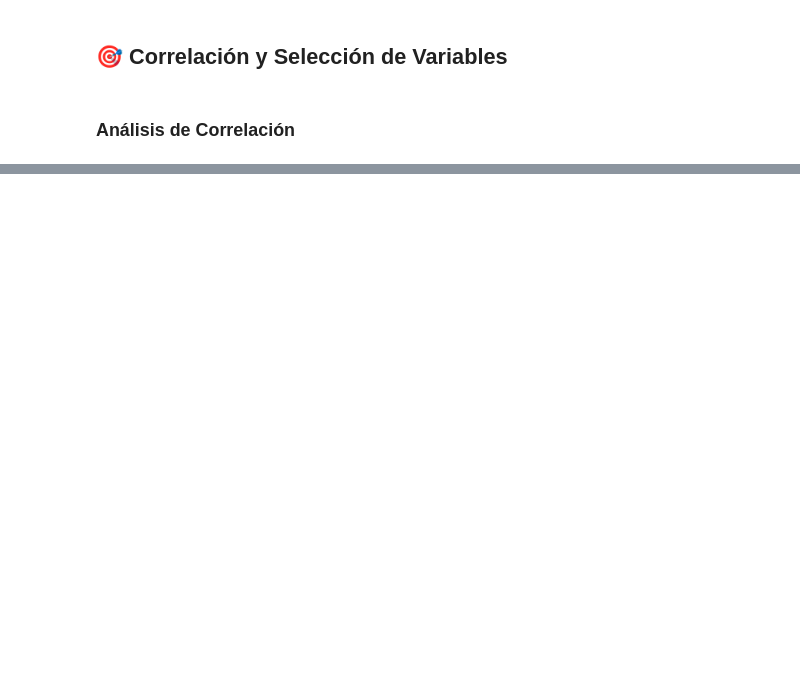
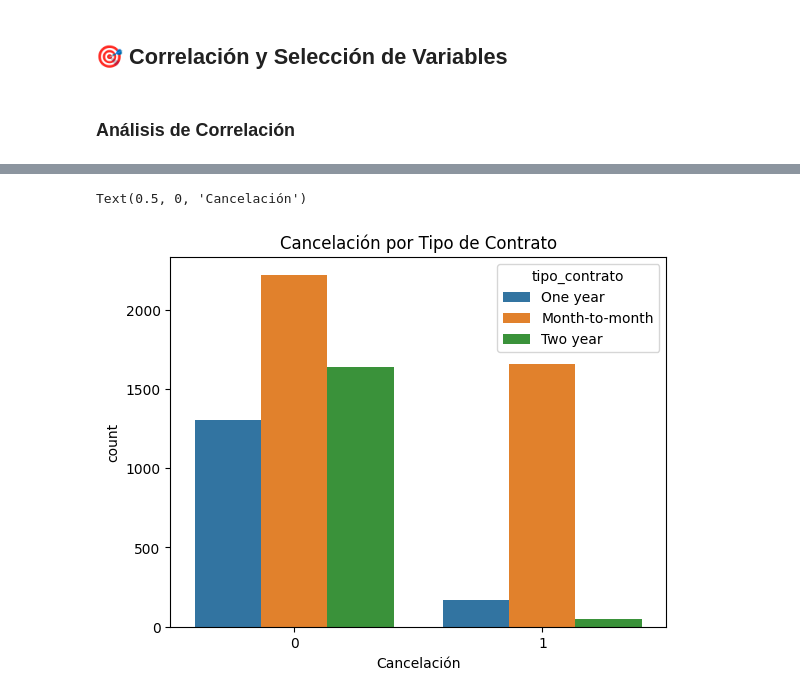
Before and after one commit to Edwardo-g/challenge3-data-science-LATAM, a Jupyter notebook: TelecomX_LATAM.ipynb, the cells around one changed output, grey strips where cells are left out. Saved outputs shown, nothing was run; the diff lists cells and outputs as text; code cells hidden in the pictures; blank space fills up the shorter version.

```diff
--- a/TelecomX_LATAM.ipynb
+++ b/TelecomX_LATAM.ipynb
@@ -162,0 +291,7 @@ Text(0.5, 1.0, 'Matriz de Correlación - Datos Transformados')
+# %%
+sns.countplot(data=datos_limpios, x='cancelacion', hue='tipo_contrato')
+plt.title('Cancelación por Tipo de Contrato')
+plt.xlabel('Cancelación')
+# %% [output]
+Text(0.5, 0, 'Cancelación')
+[figure, added]
```
Also changed, not shown: parts of 69 cells of this notebook.
